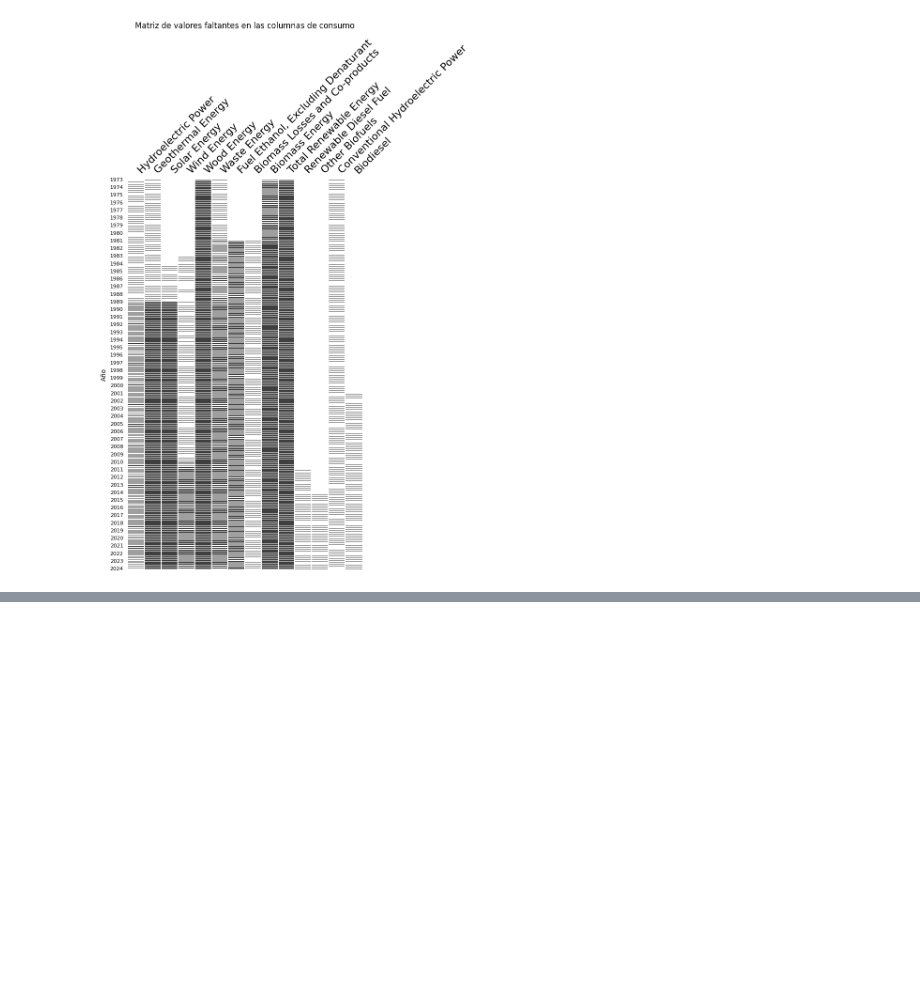
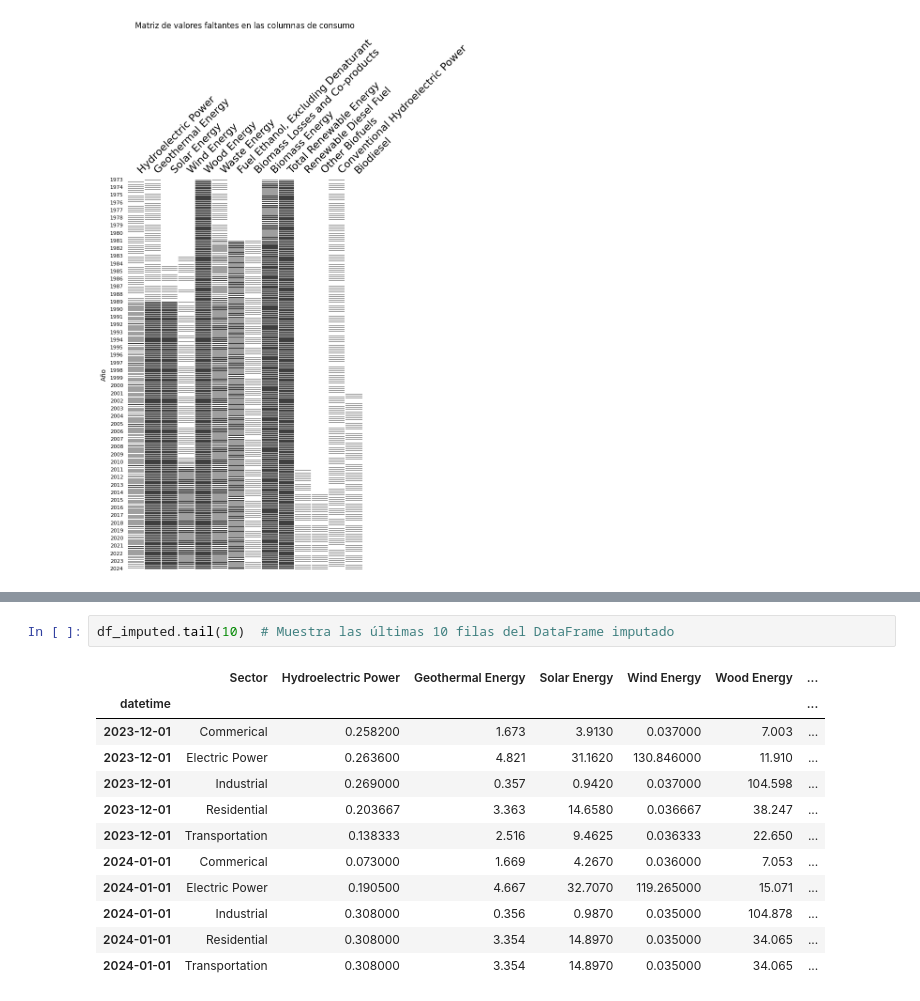
Before and after one commit to juanma200109/eda_renewable-energy-usa-data, a Jupyter notebook: notebooks/02_data_cleaning.ipynb, the cells around one changed output, grey strips where cells are left out. Drawn from its saved outputs; the diff is of its cells as text; blank space fills up the shorter version.

```diff
--- a/notebooks/02_data_cleaning.ipynb
+++ b/notebooks/02_data_cleaning.ipynb
@@ -196,0 +288,15 @@ En la gráfica de la matriz de valores faltantes se aprecia que las energías pr
+# %%
+df_imputed.tail(10)  # Muestra las últimas 10 filas del DataFrame imputado
+# %% [output]
+|  | Sector | Hydroelectric Power | Geothermal Energy | Solar Energy | Wind Energy | Wood Energy | ... |
+| datetime |  |  |  |  |  |  | ... |
+| 2023-12-01 | Commerical | 0.258200 | 1.673 | 3.9130 | 0.037000 | 7.003 | ... |
+| 2023-12-01 | Electric Power | 0.263600 | 4.821 | 31.1620 | 130.846000 | 11.910 | ... |
+| 2023-12-01 | Industrial | 0.269000 | 0.357 | 0.9420 | 0.037000 | 104.598 | ... |
+| 2023-12-01 | Residential | 0.203667 | 3.363 | 14.6580 | 0.036667 | 38.247 | ... |
+| 2023-12-01 | Transportation | 0.138333 | 2.516 | 9.4625 | 0.036333 | 22.650 | ... |
+| 2024-01-01 | Commerical | 0.073000 | 1.669 | 4.2670 | 0.036000 | 7.053 | ... |
+| 2024-01-01 | Electric Power | 0.190500 | 4.667 | 32.7070 | 119.265000 | 15.071 | ... |
+| 2024-01-01 | Industrial | 0.308000 | 0.356 | 0.9870 | 0.035000 | 104.878 | ... |
+| 2024-01-01 | Residential | 0.308000 | 3.354 | 14.8970 | 0.035000 | 34.065 | ... |
+| 2024-01-01 | Transportation | 0.308000 | 3.354 | 14.8970 | 0.035000 | 34.065 | ... |
```
Also changed, not shown: parts of 10 cells of this notebook, 1 other file.
